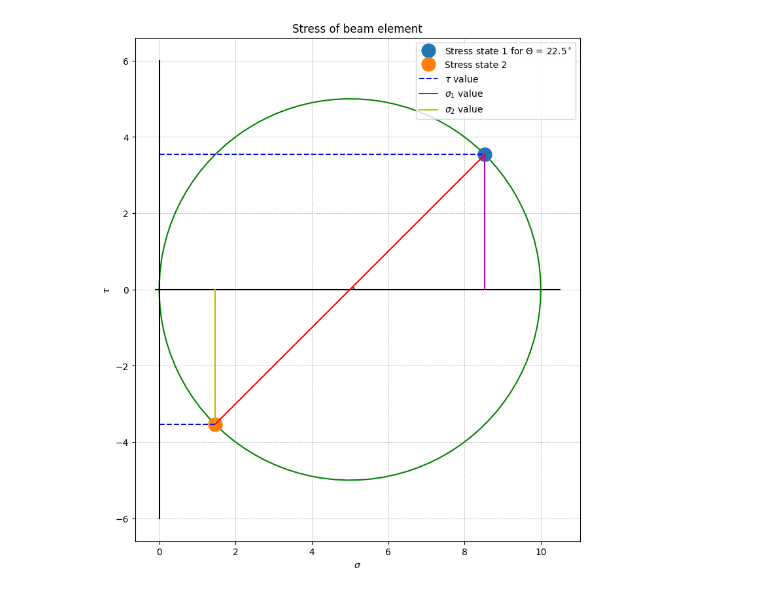
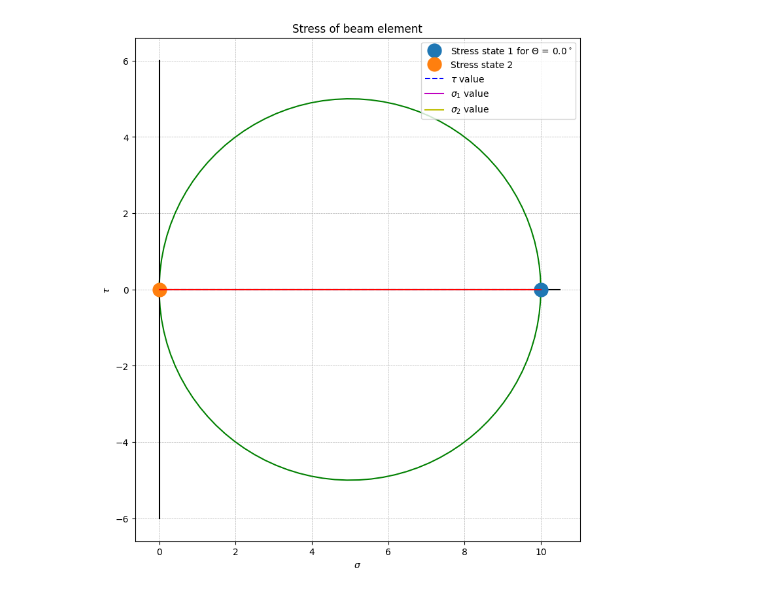
Before and after one commit to eBOlsson/visuell_formidling, a Jupyter notebook: plot_mohr_circle.ipynb, the cells around one changed output. Saved outputs shown, nothing was run; the diff lists cells and outputs as text; code cells hidden in the pictures.

```diff
--- a/plot_mohr_circle.ipynb
+++ b/plot_mohr_circle.ipynb
@@ -4,9 +4,9 @@ import matplotlib.pyplot as plt
 import matplotlib.patches as patches
 
 
-sigma_x = 10  # Replace with the actual value
+sigma_x = 0  # Replace with the actual value
 tau = 0
-sigma_y = 0
+sigma_y = 10
 
 # Center and radius of Mohr's Circle
 center = (sigma_x + sigma_y) / 2
@@ -28,38 +28,38 @@ plt.plot(x_0,x_1,'k-')
 plt.plot(x_2,x_0,'k-')
 
 
-theta_1=np.pi/4
+theta_1=0
 line_x = radius * np.cos(theta_1)
 line_y = radius * np.sin(theta_1)
 
 plt.plot(radius + line_x, line_y, 'o',markersize=15, label=f'Stress state 1 for $\Theta$ = {round(np.degrees(theta_1/2), 1)}$^\circ$')
 
 plt.plot(radius-line_x,-line_y,'o',markersize=15,label='Stress state 2')
 
 
 plt.plot([0, radius+line_x], [line_y, line_y],'b--',label=r'$\tau$ value')
 plt.plot([radius+line_x, radius+line_x], [0, line_y],'m-',label=r'$\sigma_1$ value')
 
 plt.plot([0, radius-line_x], [-line_y, -line_y],'b--')
 plt.plot([radius-line_x, radius-line_x], [0, -line_y],'y-',label=r'$\sigma_2$ value')
 
 
 plt.plot([radius, radius+line_x], [0, line_y], 'r-')  # Plot the line
 plt.plot([radius, radius-line_x], [0, -line_y], 'r-')  # Plot the line
 
 plt.title('Stress of beam element')
 plt.xlabel(r'$\sigma$')
 plt.ylabel(r'$\tau$')
 plt.legend()
 
 ax = plt.gca()
 ax.set_aspect('equal', adjustable='box')
 ax.grid(True, which='both', linestyle='--', linewidth=0.5)
 
 # Angle Arc
 angle_arc = patches.Arc((radius, 0), 0.2, 0.2, angle=0, theta1=0, theta2=theta_1*180/np.pi, edgecolor='green', lw=2)
 ax.add_patch(angle_arc)
 
 plt.show()
 # %% [output]
-[figure, old version]
+[figure, new version]
```
Also changed, not shown: parts of 6 cells of this notebook.
